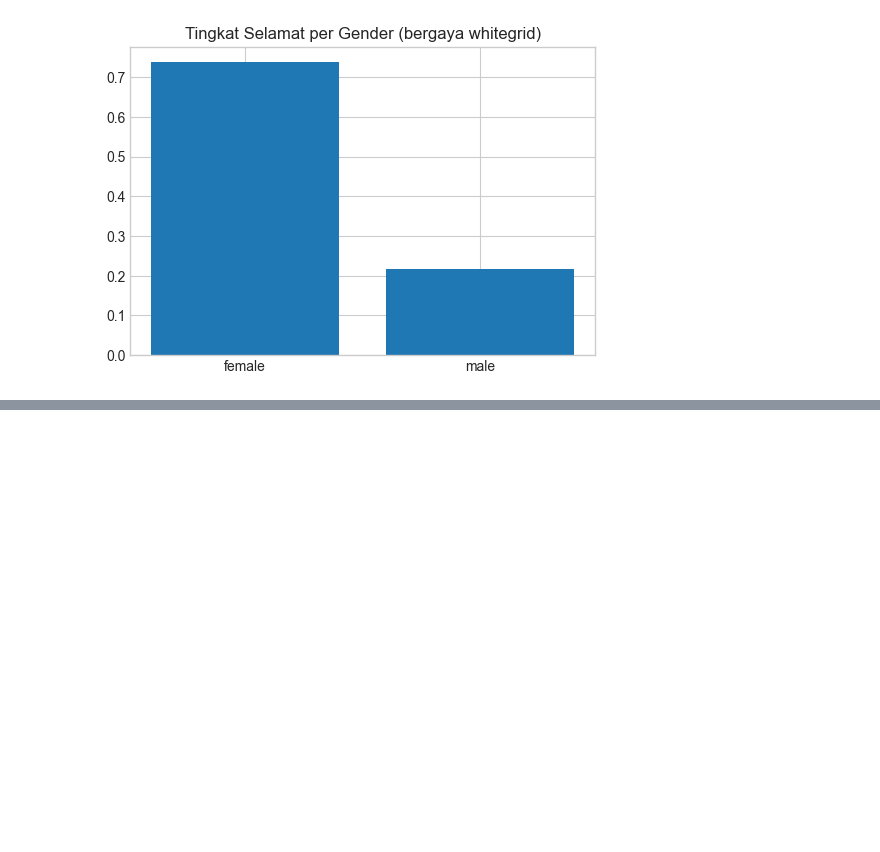
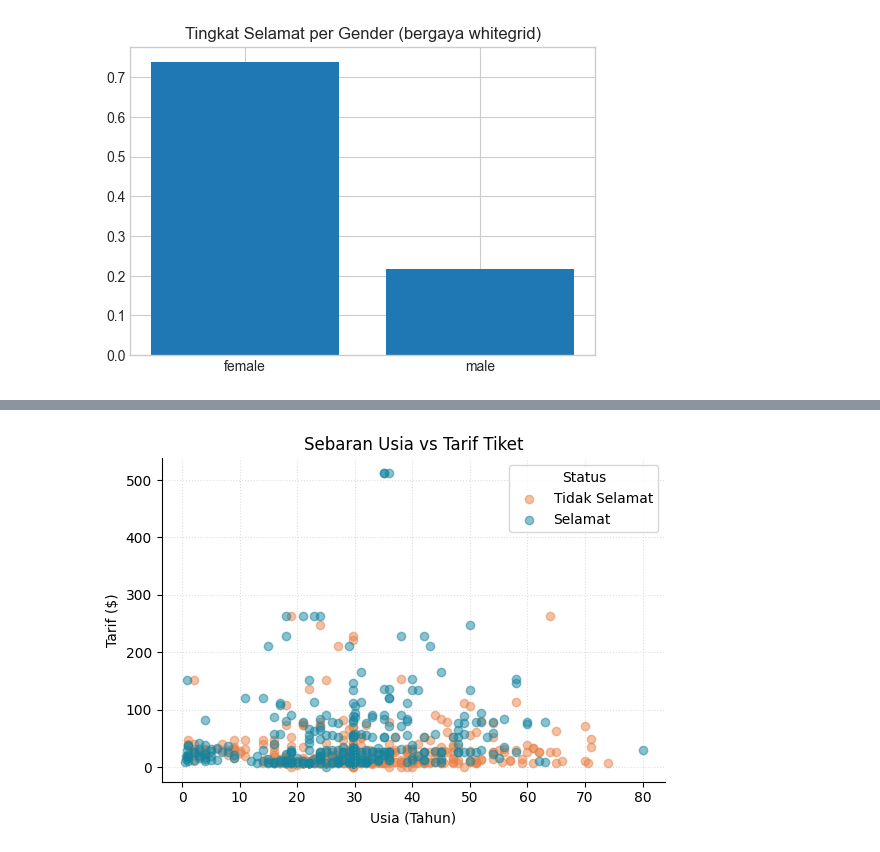
Before and after one commit to G-than12/DV-06-Matplotlib-Visualization-Customization, a Jupyter notebook: Praktikum6_GathanHilabi_60324059.ipynb, the cells around one changed output, grey strips where cells are left out. Saved outputs shown, nothing was run; the diff lists cells and outputs as text; code cells hidden in the pictures; blank space fills up the shorter version.

```diff
--- a/Praktikum6_GathanHilabi_60324059.ipynb
+++ b/Praktikum6_GathanHilabi_60324059.ipynb
@@ -133,0 +174,18 @@ plt.style.use("default")
+# %%
+# Scatter plot disempurnakan (warna berdasarkan kategori keselamatan, legenda, grid halus)
+fig, ax = plt.subplots(figsize=(6.5, 4.2))
+ax.scatter(df[df["survived"] == 0]["age"], df[df["survived"] == 0]["fare"],
+           color="#E8834A", alpha=0.5, label="Tidak Selamat")
+ax.scatter(df[df["survived"] == 1]["age"], df[df["survived"] == 1]["fare"],
+           color="#16849E", alpha=0.5, label="Selamat")
+
+ax.set_title("Sebaran Usia vs Tarif Tiket")
+ax.set_xlabel("Usia (Tahun)")
+ax.set_ylabel("Tarif ($)")
+ax.legend(title="Status")
+ax.grid(True, linestyle=":", alpha=0.4)
+ax.spines["top"].set_visible(False)
+ax.spines["right"].set_visible(False)
+plt.show()
+# %% [output]
+[figure, added]
```
Also changed, not shown: parts of 4 cells of this notebook.
